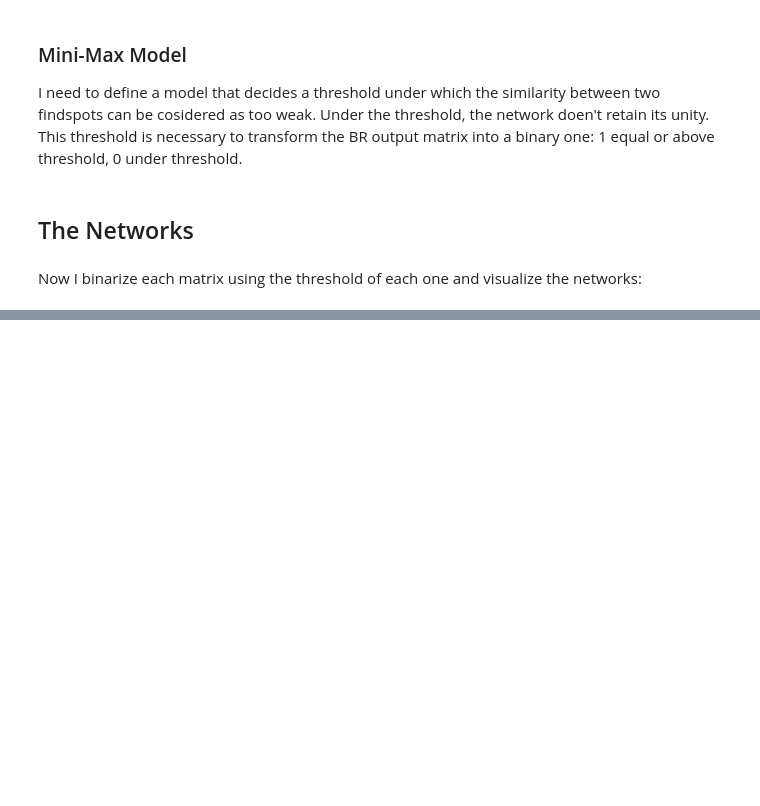
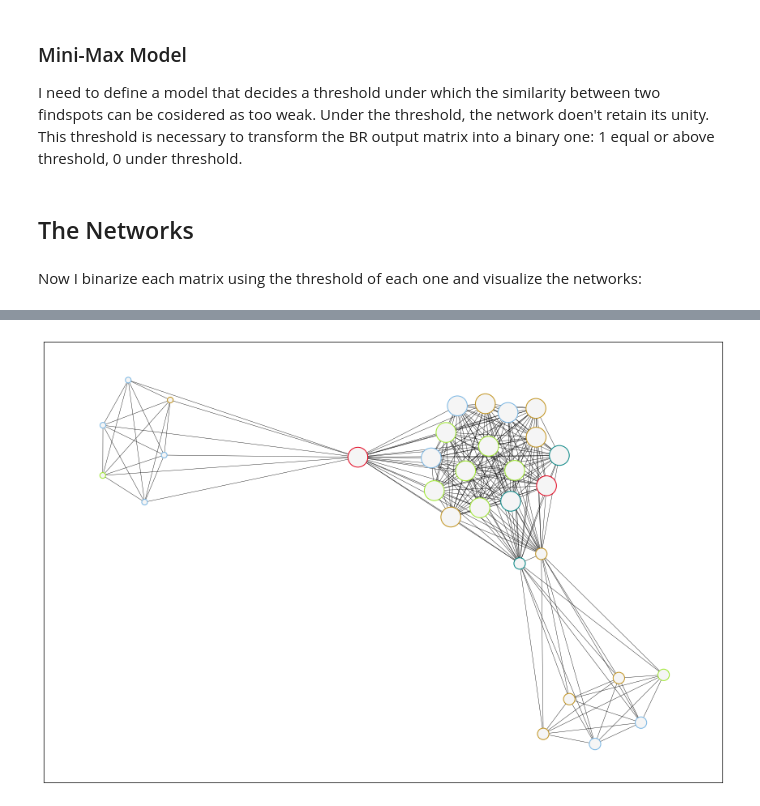
Before and after one commit to mondoboia/numismatic_distribution, a Jupyter notebook: numismatic_distribution.ipynb, the cells around one changed output, grey strips where cells are left out. Saved outputs shown, nothing was run; the diff lists cells and outputs as text; code cells hidden in the pictures; blank space fills up the shorter version.

```diff
--- a/numismatic_distribution.ipynb
+++ b/numismatic_distribution.ipynb
@@ -392,0 +479,7 @@ nx.draw(G_3, with_labels='True')
+# %%
+fig, ax = plt.subplots(figsize=(15, 10))
+
+nx.draw_networkx(G_3, node_color='whitesmoke', edgecolors=color_map_3, node_size=shape_map_3, width=0.4, with_labels=False)
+plt.savefig("test2.png")
+# %% [output]
+[figure, added]
```
Also changed, not shown: parts of 16 cells of this notebook.
